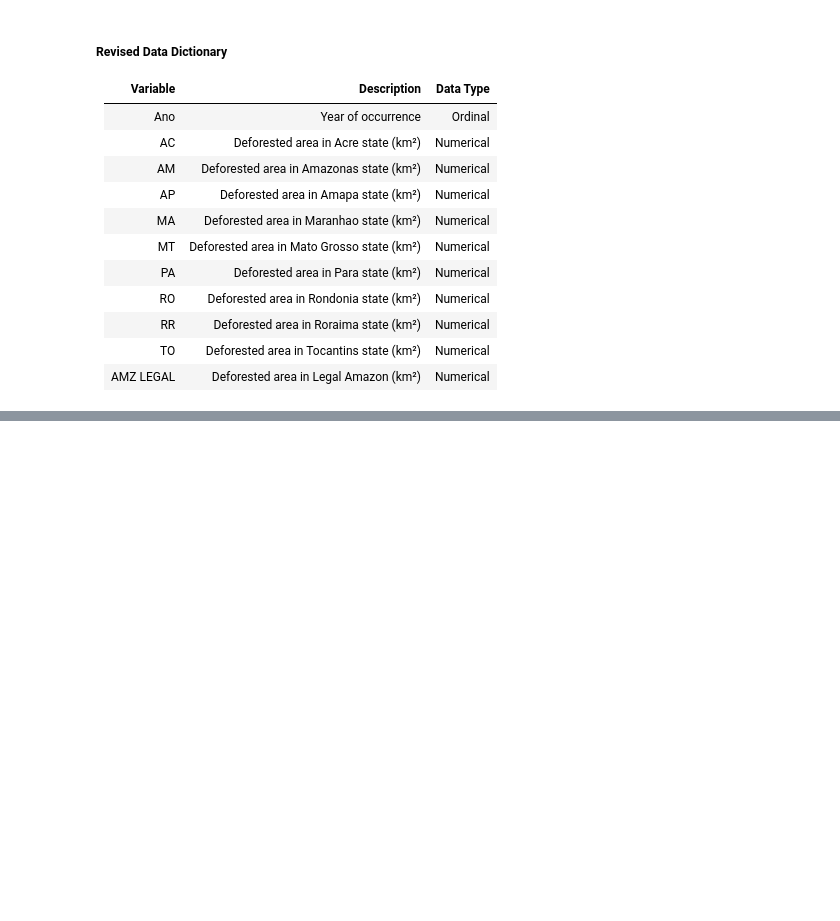
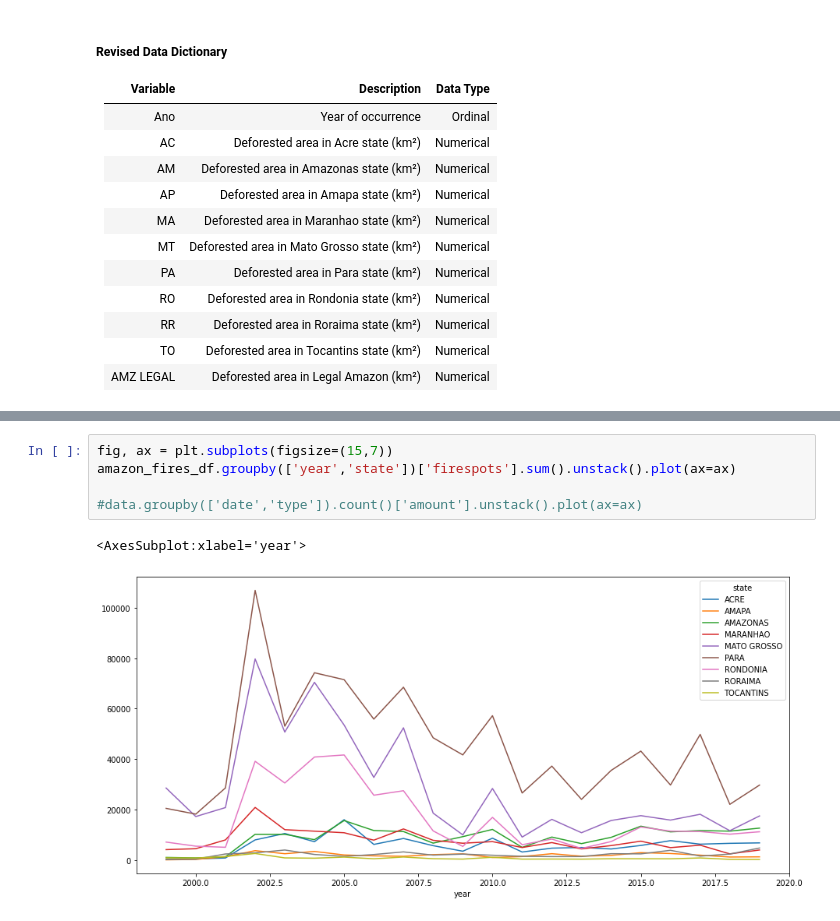
Before and after one commit to thiagomrs/icd2021projetoFinal, a Jupyter notebook: DesmatamentoDaAmazônia.ipynb, the cells around one changed output, grey strips where cells are left out. Cells and saved outputs as stored; diff of their text form; blank space fills up the shorter version.

```diff
--- a/DesmatamentoDaAmazônia.ipynb
+++ b/DesmatamentoDaAmazônia.ipynb
@@ -438,0 +447,8 @@ Fonte: https://www.ipea.gov.br/desafios/index.php?option=com_content&id=2154:cat
+# %%
+fig, ax = plt.subplots(figsize=(15,7))
+amazon_fires_df.groupby(['year','state'])['firespots'].sum().unstack().plot(ax=ax)
+
+#data.groupby(['date','type']).count()['amount'].unstack().plot(ax=ax)
+# %% [output]
+<AxesSubplot:xlabel='year'>
+[figure, added]
```
Also changed, not shown: parts of 3 cells of this notebook.
